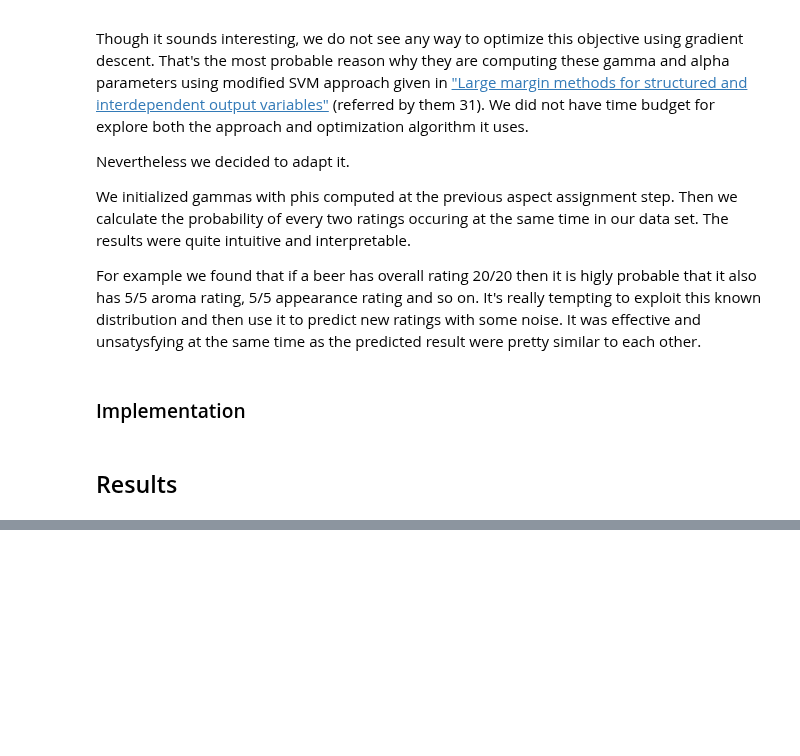
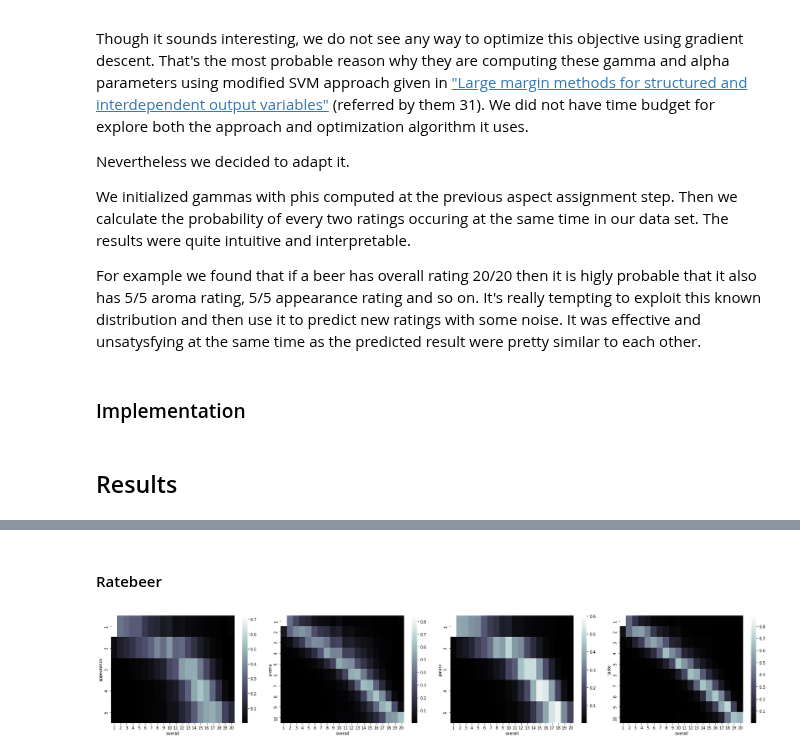
Before and after one commit to madziejm/1e100-ibu, a Jupyter notebook: 1e100ibu.ipynb, the cells around one changed output, grey strips where cells are left out. Saved outputs shown, nothing was run; the diff lists cells and outputs as text; code cells hidden in the pictures; blank space fills up the shorter version.

```diff
--- a/1e100ibu.ipynb
+++ b/1e100ibu.ipynb
@@ -497,14 +512,16 @@ class AspectModel():
 
     def word_clouds(self, dest_path=MODEL_ROOT_DIR, filename='words.png', show=True):
         # words = list(str(unicodedata.normalize('NFD', x).encode('ascii', 'ignore'))[2:-1] for x in self.ds.vocab.get_itos())
-        words = self.ds.vocab.get_itos()
+        # we skip <unk> token (index 0)
+        words = self.ds.vocab.get_itos()[1:]
         fig = plt.figure(figsize=(max(self.ds.aspect_max) + 1, len(self.ds.aspects)))
         plt.subplots_adjust(wspace=0.2)
         i = 0
 
         for aspect in range(self.ds.aspect_count):
             aspect_name = self.ds.aspects[aspect]
-            atheta = self.theta[:, aspect].tolist()
+            # we skip <unk>
+            atheta = self.theta[:, aspect].tolist()[1:]
 
             zipped = list(zip(words, atheta))
 
@@ -517,7 +534,8 @@ class AspectModel():
             plt.axis("off")
 
             for rating in range(self.ds.aspect_max[aspect]):
-                aphi = self.phis[aspect][:, rating].tolist()
+                # we skip <unk>
+                aphi = self.phis[aspect][:, rating].tolist()[1:]
 
                 zipped = list(zip(words, aphi))
                 sorted_zip = sorted(zipped, reverse=True, key=lambda x: x[1])[:200]
@@ -1081,0 +1156,15 @@ gen_heatmap(4, 0, rating_rb_model)
+# %% [markdown]
+
+#### Ratebeer
+# %%
+fig, axs = plt.subplots(ncols=4)
+fig.subplots_adjust(wspace=0.1)
+fig.set_figheight(5)
+fig.set_figwidth(30)
+
+gen_heatmap(4, 0, rating_rb_model, axs[0])
+gen_heatmap(4, 1, rating_rb_model, axs[1])
+gen_heatmap(4, 2, rating_rb_model, axs[2])
+gen_heatmap(4, 3, rating_rb_model, axs[3])
+# %% [output]
+[figure, added]
```
Also changed, not shown: parts of 30 cells of this notebook.
